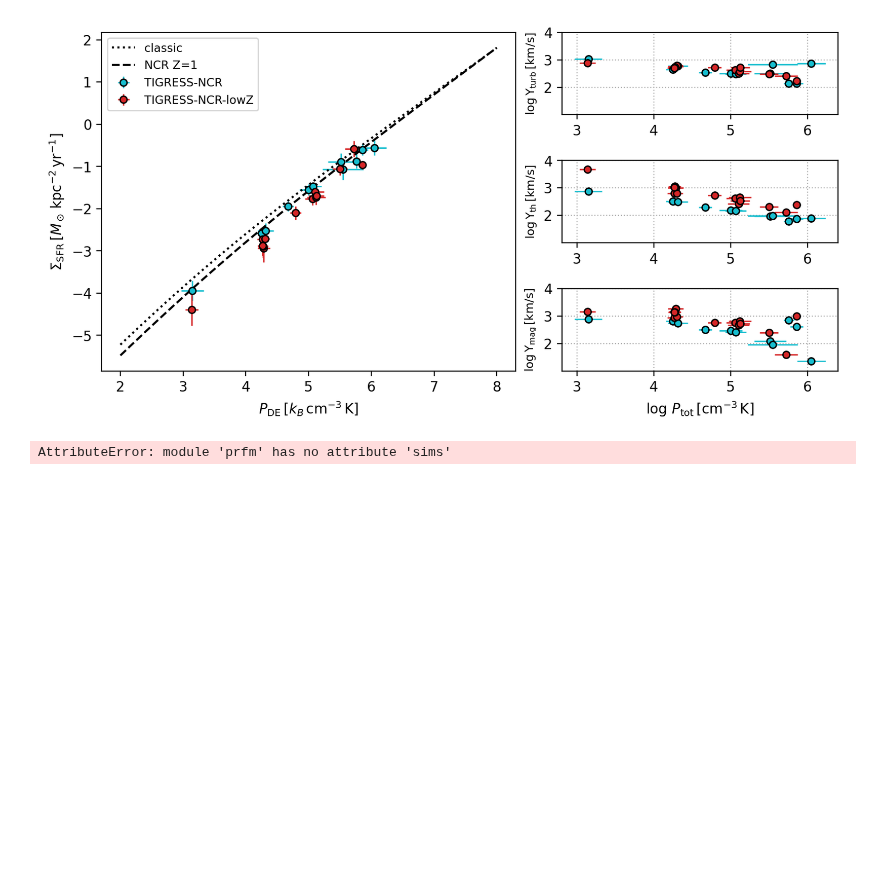
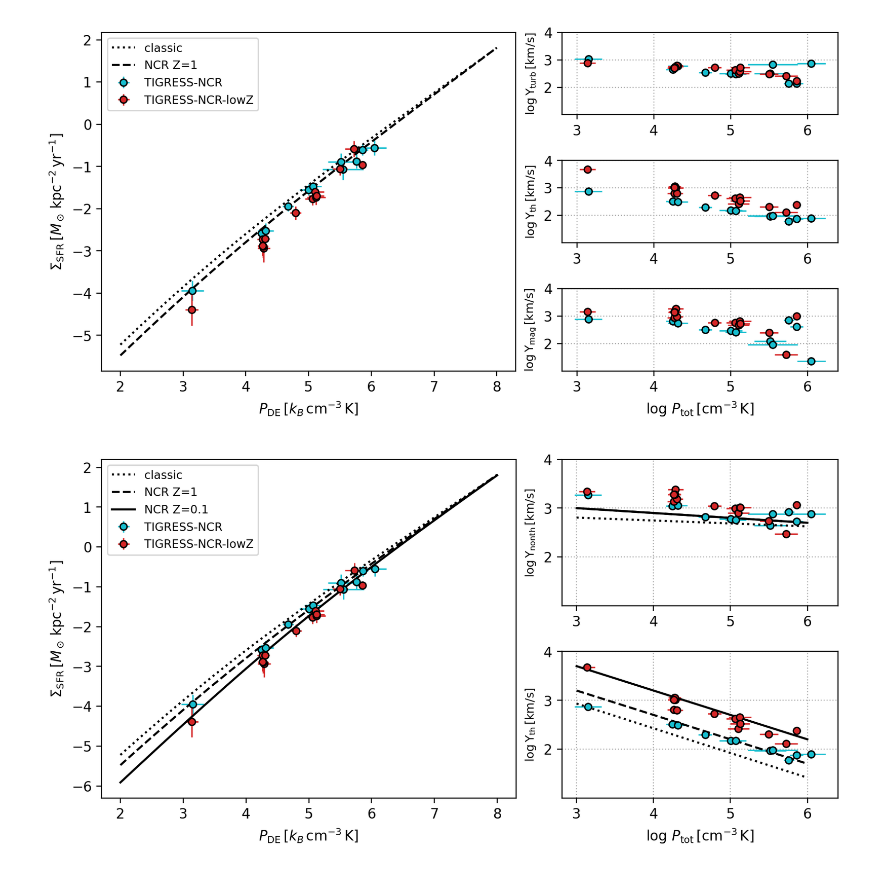
Before and after one commit to changgoo/PRFM, a Jupyter notebook: book/prfm_sims.ipynb, the cells around one changed output. Cells and saved outputs as stored; diff of their text form; code cells hidden in the pictures; blank space fills up the shorter version.

Commit message:
Fixed error in notebook

```diff
--- a/book/prfm_sims.ipynb
+++ b/book/prfm_sims.ipynb
@@ -81,40 +81,40 @@ plt.legend(fontsize="small")
 <matplotlib.legend.Legend at 0x...>
 [figure]
 # %%
-fig, main_ax, side_axes = prfm.sims.setup_axes(
+fig, main_ax, side_axes = prfm.simulations.setup_axes(
     nrow=2, figsize=(8, 4), width_ratios=(1.5, 1)
 )
 for k in ["TIGRESS-NCR", "TIGRESS-NCR-lowZ"]:
     d = data[k]
     plt.sca(main_ax)
-    prfm.sims.add_one_sim(d, xf="Ptot", yf="SFR")
+    prfm.simulations.add_one_sim(d, xf="Ptot", yf="SFR")
     for ax, yf in zip(side_axes, ["Y_Pnonth", "Y_Pth"]):
         plt.sca(ax)
-        prfm.sims.add_one_sim(d, yf=yf)
+        prfm.simulations.add_one_sim(d, yf=yf)
         plt.ylim(1, 4)
         plt.yticks([2, 3, 4])
         plt.ylabel(
             r"$\log \Upsilon_{{\rm {}}}\,[{{\rm km/s}}]$".format(
                 yf[2:].replace("Pi", "P")[1:]
             ),
             fontsize="small",
         )
         plt.grid("on", ls=":")
     plt.xlabel(r"$\log\,P_{\rm tot}\,[{\rm cm^{-3}\,K}]$")
 plt.sca(main_ax)
-prfm.sims.add_PSFR_model_line(
+prfm.simulations.add_PSFR_model_line(
     model="tigress-classic-decomp", ls=":", color="k", label="classic "
 )
-prfm.sims.add_PSFR_model_line(
+prfm.simulations.add_PSFR_model_line(
     model="tigress-ncr-decomp", ls="--", color="k", label="NCR Z=1"
 )
-prfm.sims.add_PSFR_model_line(
+prfm.simulations.add_PSFR_model_line(
     model="tigress-ncr-decomp-Z01", ls="-", color="k", label="NCR Z=0.1"
 )
 
 plt.legend(fontsize="small")
 for ax, yf in zip(side_axes, ["trb", "th"]):
     plt.sca(ax)
-    prfm.sims.add_yield_model_lines(Wmin=3, Wmax=6, comp=yf)
+    prfm.simulations.add_yield_model_lines(Wmin=3, Wmax=6, comp=yf)
 # %% [output]
-AttributeError: module 'prfm' has no attribute 'sims'
+[figure, added]
```
